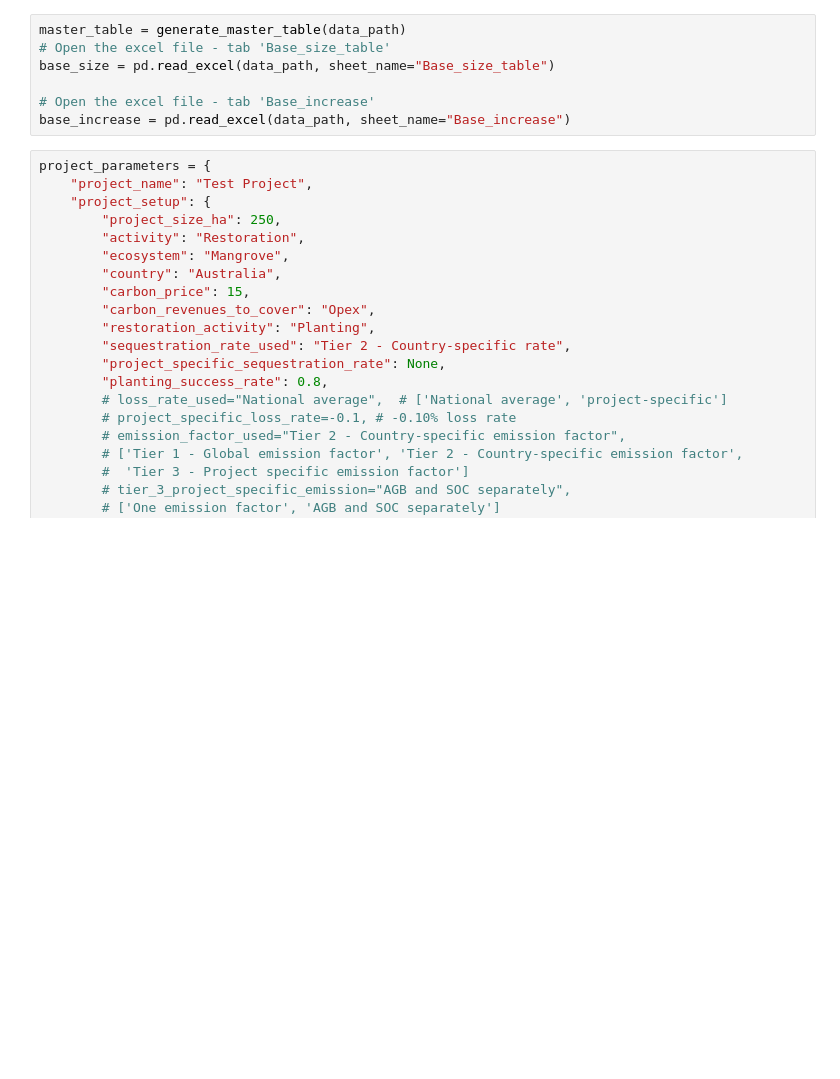
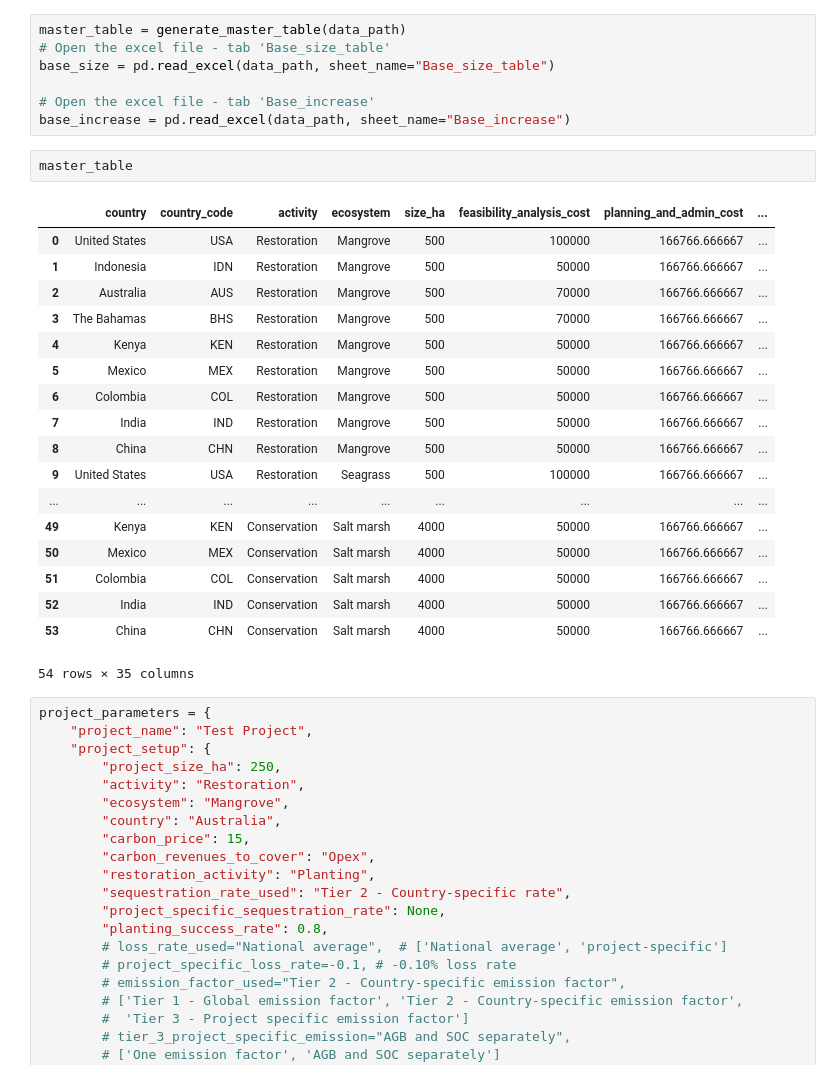
Before and after one commit to Vizzuality/tnc-blue-carbon-cost-tool, a Jupyter notebook: data/notebooks/TNC_BC_Sensitivity_analysis_v1.ipynb, the cells around one changed output. Saved outputs shown, nothing was run; the diff lists cells and outputs as text; blank space fills up the shorter version.

```diff
--- a/data/notebooks/TNC_BC_Sensitivity_analysis_v1.ipynb
+++ b/data/notebooks/TNC_BC_Sensitivity_analysis_v1.ipynb
@@ -20,6 +20,27 @@ base_size = pd.read_excel(data_path, sheet_name="Base_size_table")
 
 # Open the excel file - tab 'Base_increase'
 base_increase = pd.read_excel(data_path, sheet_name="Base_increase")
+# %%
+master_table
+# %% [output]
+|  | country | country_code | activity | ecosystem | size_ha | feasibility_analysis_cost | planning_and_admin_cost | ... |
+| 0 | United States | USA | Restoration | Mangrove | 500 | 100000 | 166766.666667 | ... |
+| 1 | Indonesia | IDN | Restoration | Mangrove | 500 | 50000 | 166766.666667 | ... |
+| 2 | Australia | AUS | Restoration | Mangrove | 500 | 70000 | 166766.666667 | ... |
+| 3 | The Bahamas | BHS | Restoration | Mangrove | 500 | 70000 | 166766.666667 | ... |
+| 4 | Kenya | KEN | Restoration | Mangrove | 500 | 50000 | 166766.666667 | ... |
+| 5 | Mexico | MEX | Restoration | Mangrove | 500 | 50000 | 166766.666667 | ... |
+| 6 | Colombia | COL | Restoration | Mangrove | 500 | 50000 | 166766.666667 | ... |
+| 7 | India | IND | Restoration | Mangrove | 500 | 50000 | 166766.666667 | ... |
+| 8 | China | CHN | Restoration | Mangrove | 500 | 50000 | 166766.666667 | ... |
+| 9 | United States | USA | Restoration | Seagrass | 500 | 100000 | 166766.666667 | ... |
+| ... | ... | ... | ... | ... | ... | ... | ... | ... |
+| 49 | Kenya | KEN | Conservation | Salt marsh | 4000 | 50000 | 166766.666667 | ... |
+| 50 | Mexico | MEX | Conservation | Salt marsh | 4000 | 50000 | 166766.666667 | ... |
+| 51 | Colombia | COL | Conservation | Salt marsh | 4000 | 50000 | 166766.666667 | ... |
+| 52 | India | IND | Conservation | Salt marsh | 4000 | 50000 | 166766.666667 | ... |
+| 53 | China | CHN | Conservation | Salt marsh | 4000 | 50000 | 166766.666667 | ... |
+54 rows × 35 columns
 # %%
 project_parameters = {
     "project_name": "Test Project",
```
Also changed, not shown: 1 other file.
